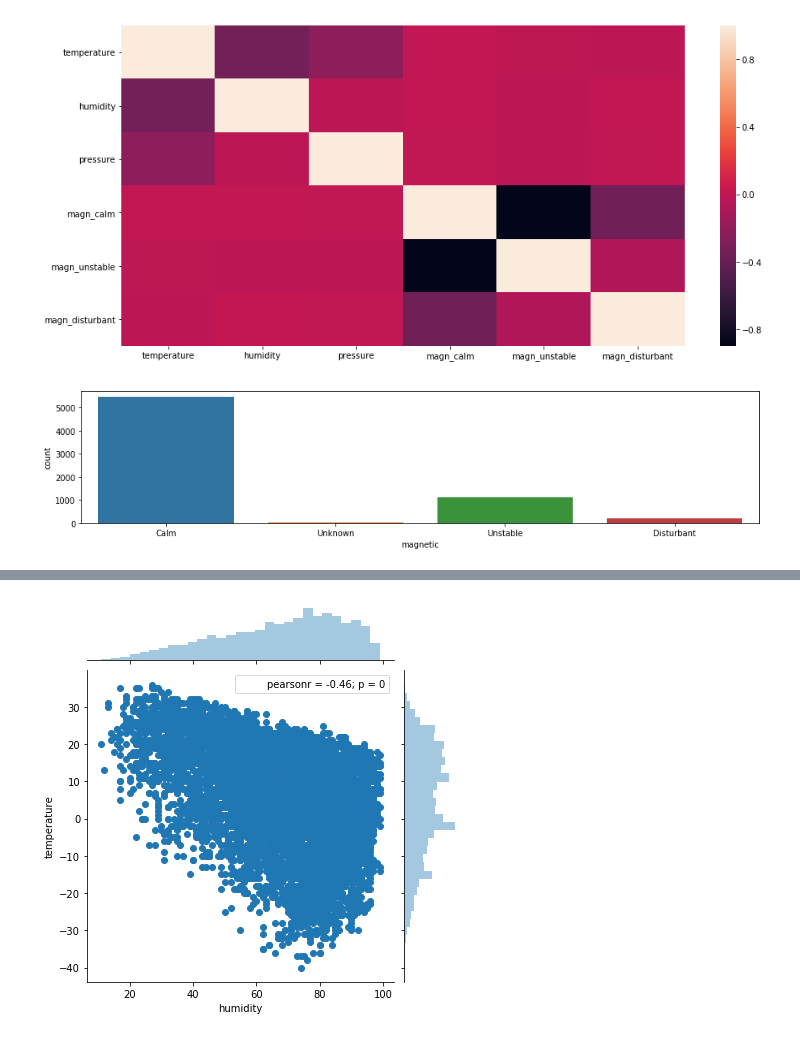
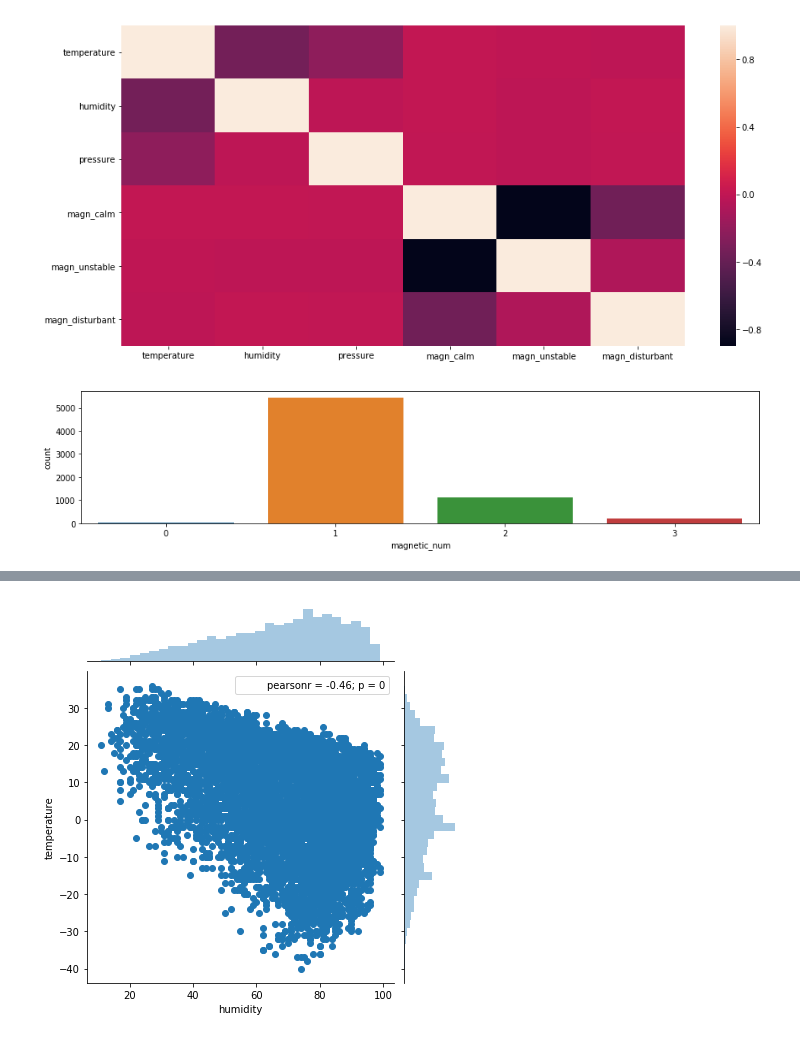
Before and after one commit to x-raizor/mlcourse_open, a Jupyter notebook: jupyter_notebooks/projects_individual/temperature-forecasting.ipynb, the cells around one changed output, grey strips where cells are left out. Saved outputs shown, nothing was run; the diff lists cells and outputs as text; code cells hidden in the pictures.

```diff
--- a/jupyter_notebooks/projects_individual/temperature-forecasting.ipynb
+++ b/jupyter_notebooks/projects_individual/temperature-forecasting.ipynb
@@ -149,9 +149,9 @@ df['magnetic_num'] = np.asarray(list(map(lambda x: 1*df['magn_calm'][x] \
 df['magnetic'] = df['magnetic'].map(dict({0: 'Unknown', 1: 'Calm', 2: 'Unstable', 3: 'Disturbant'}))
 # %%
 plt.figure(figsize=(15, 3));
-sns.countplot(df['magnetic']);
+sns.countplot(df['magnetic_num']);
 # %% [output]
-[figure, old version]
+[figure, new version]
 # %%
 # drop outliers
 df['pressure'] = list(map(lambda x: x if x > np.percentile(df['pressure'], 0.05) \
```
Also changed, not shown: parts of 6 cells of this notebook.
